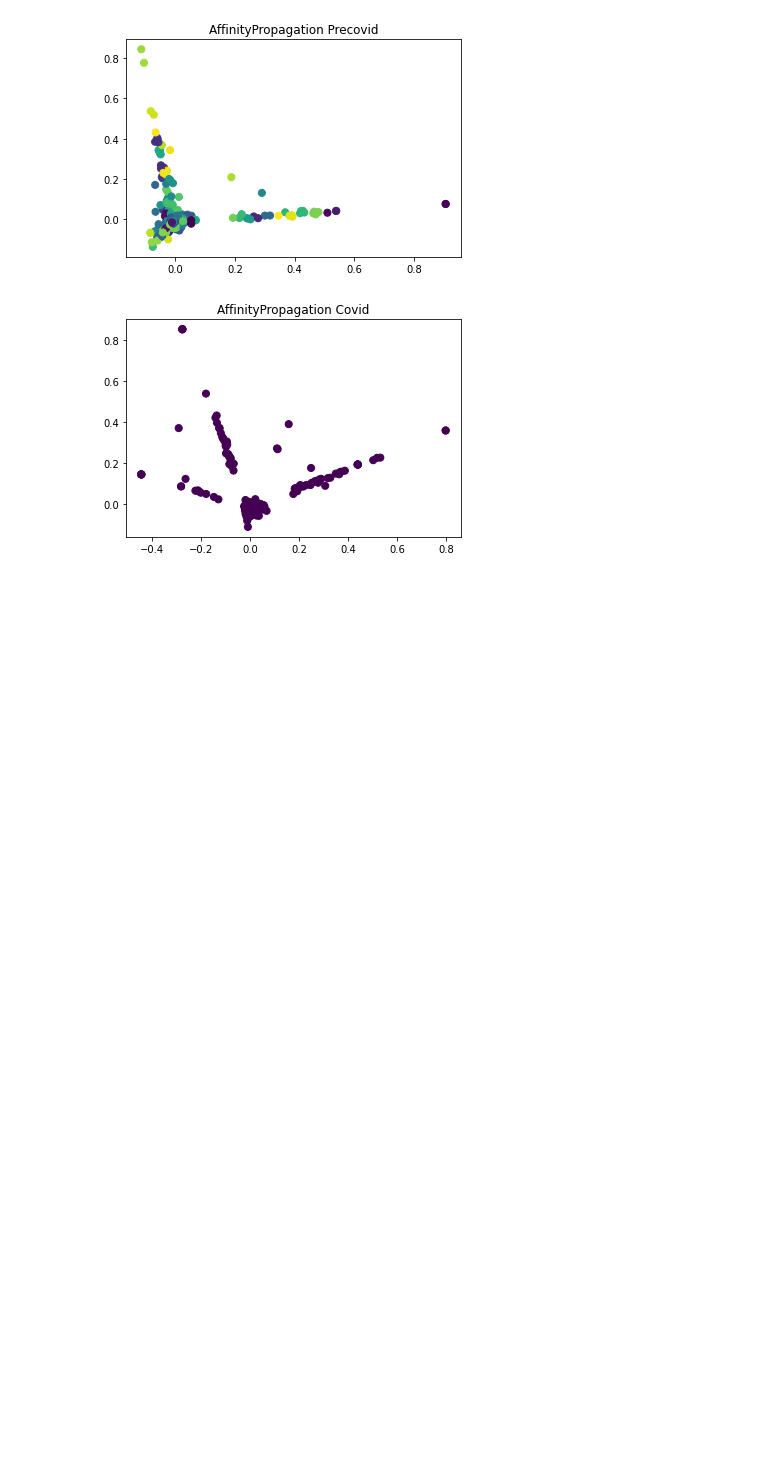
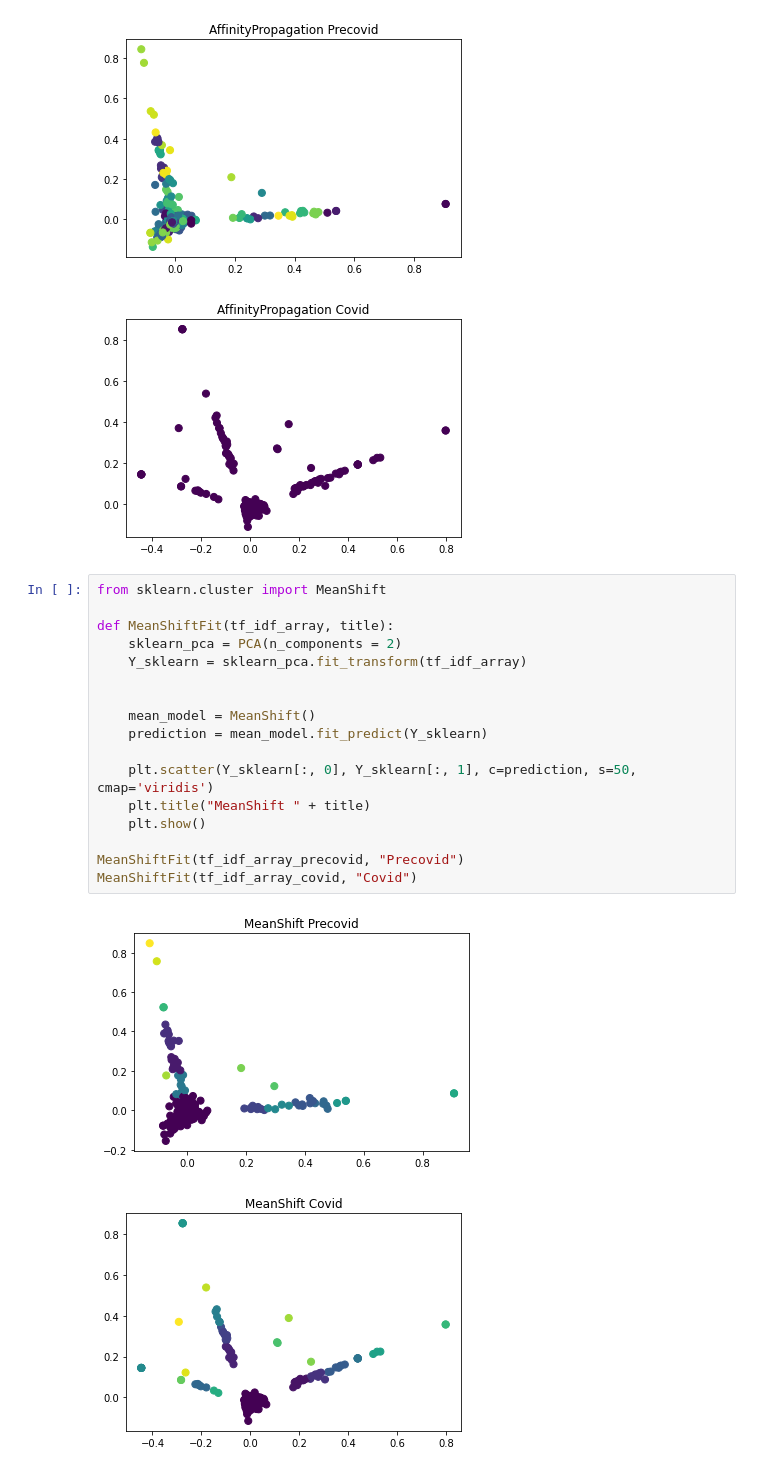
Before and after one commit to revanth802/CMPE-255-FA2020-Team6, a Jupyter notebook: Notebook.ipynb, the cells around one changed output. Cells and saved outputs as stored; diff of their text form; blank space fills up the shorter version.

Commit message:
Added Meanshift Clustering technique

```diff
--- a/Notebook.ipynb
+++ b/Notebook.ipynb
@@ -653,3 +651,23 @@ AffinityPropagationFit(tf_idf_array_covid, "Covid")
 # %% [output]
 [figure]
 [figure]
+# %%
+from sklearn.cluster import MeanShift
+
+def MeanShiftFit(tf_idf_array, title):
+    sklearn_pca = PCA(n_components = 2)
+    Y_sklearn = sklearn_pca.fit_transform(tf_idf_array)
+
+
+    mean_model = MeanShift()
+    prediction = mean_model.fit_predict(Y_sklearn)
+
+    plt.scatter(Y_sklearn[:, 0], Y_sklearn[:, 1], c=prediction, s=50, cmap='viridis')
+    plt.title("MeanShift " + title)
+    plt.show()
+
+MeanShiftFit(tf_idf_array_precovid, "Precovid")
+MeanShiftFit(tf_idf_array_covid, "Covid")
+# %% [output]
+[figure, added]
+[figure, added]
```
Also changed, not shown: parts of 3 cells of this notebook.
